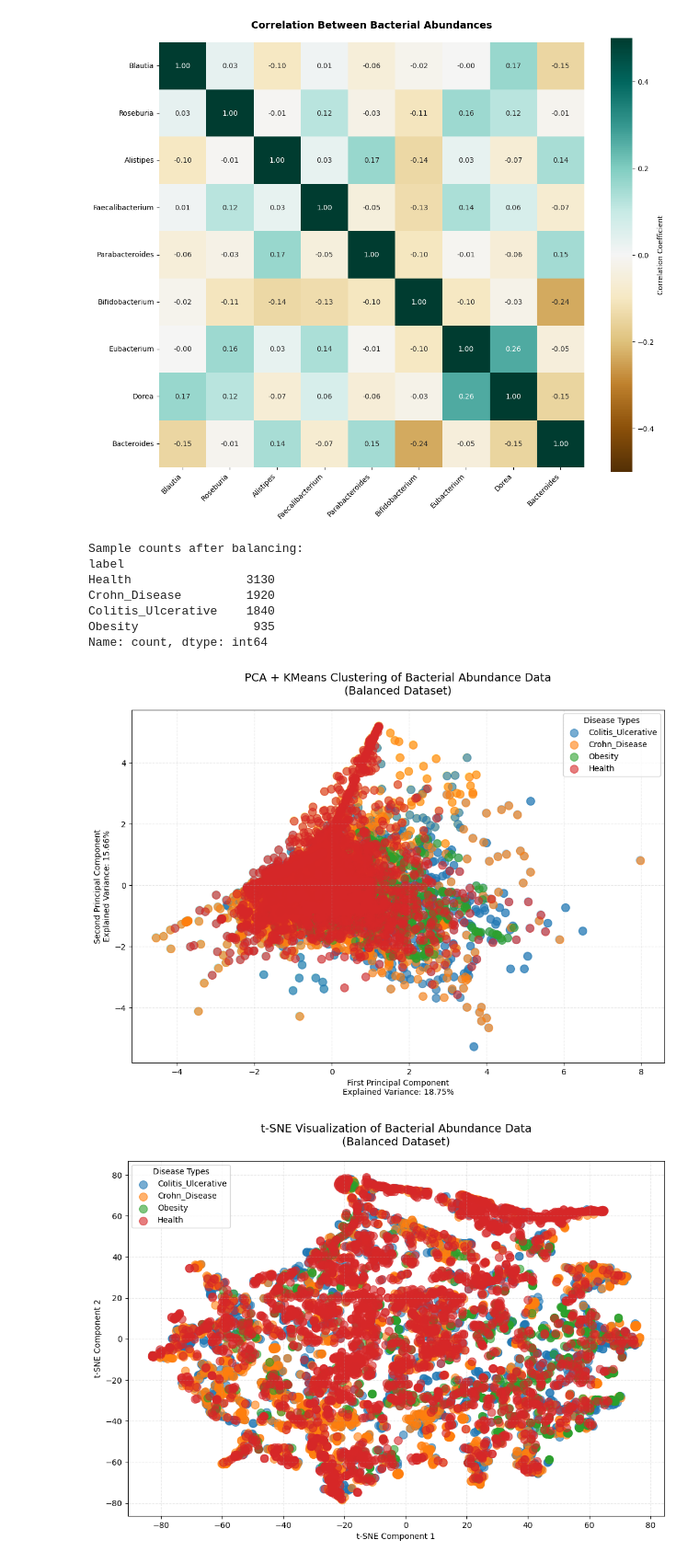
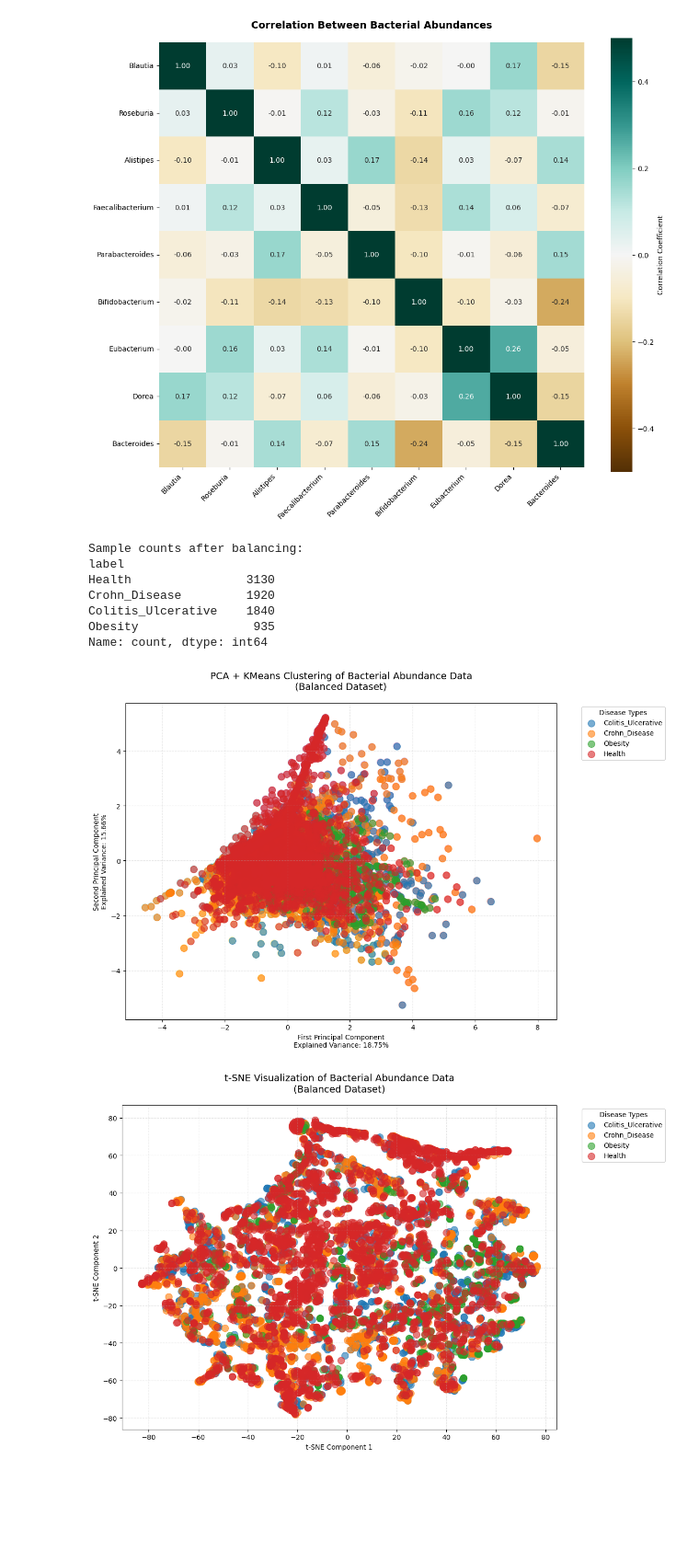
Before and after one commit to zhuzhiyang258/gut_net_project, a Jupyter notebook: notebooks/exploratory_data_analysis.ipynb, the cells around one changed output. Shown at 92% size. Saved outputs shown, nothing was run; the diff lists cells and outputs as text; code cells hidden in the pictures; blank space fills up the shorter version.

```diff
--- a/notebooks/exploratory_data_analysis.ipynb
+++ b/notebooks/exploratory_data_analysis.ipynb
@@ -183,11 +183,17 @@ plt.show()
 # %% [output]
 [figure]
 # %%
+
+# 导入必要的库
+from sklearn.cluster import KMeans
+from sklearn.preprocessing import StandardScaler
+from sklearn.decomposition import PCA
+from sklearn.manifold import TSNE
 # 计算非Health类别的平均样本数
 non_health_counts = combined_df[combined_df['label'] != 'Health']['label'].value_counts()
 avg_non_health = int(non_health_counts.mean() * 2)  # 取其他类别平均值的两倍
 
-# 获取Health样本
+# 获取Health样本和非Health样本
 health_samples = combined_df[combined_df['label'] == 'Health']
 non_health_samples = combined_df[combined_df['label'] != 'Health']
 
@@ -205,7 +211,6 @@ print(balanced_df['label'].value_counts())
 # 更新abundance_data
 abundance_data = balanced_df[abundance_columns]
 
-# 继续之前的分析...
 # 数据预处理
 X = abundance_data.values
 scaler = StandardScaler()
@@ -216,7 +221,7 @@ pca = PCA(n_components=2)
 X_pca = pca.fit_transform(X_scaled)
 
 # KMeans聚类
-kmeans = KMeans(n_clusters=4, random_state=42)
+kmeans = KMeans(n_clusters=5, random_state=42)  # 增加聚类数量到5
 clusters = kmeans.fit_predict(X_scaled)
 
 # 可视化PCA结果
@@ -232,12 +237,13 @@ plt.ylabel(f'Second Principal Component\nExplained Variance: {pca.explained_vari
 for disease in balanced_df['label'].unique():
     mask = balanced_df['label'] == disease
     plt.scatter(X_pca[mask, 0], X_pca[mask, 1], label=disease, alpha=0.6, s=100)
-plt.legend(title='Disease Types')
+plt.legend(title='Disease Types', bbox_to_anchor=(1.05, 1), loc='upper left')
 plt.grid(True, linestyle='--', alpha=0.3)
+plt.tight_layout()
 plt.show()
 
 # t-SNE可视化
-tsne = TSNE(n_components=2, random_state=42, perplexity=30)
+tsne = TSNE(n_components=2, random_state=42, perplexity=30, n_iter=1000)
 X_tsne = tsne.fit_transform(X_scaled)
 
 plt.figure(figsize=(12, 8))
@@ -249,35 +255,74 @@ plt.title('t-SNE Visualization of Bacterial Abundance Data\n(Balanced Dataset)',
           fontsize=14, pad=20)
 plt.xlabel('t-SNE Component 1')
 plt.ylabel('t-SNE Component 2')
-plt.legend(title='Disease Types')
+plt.legend(title='Disease Types', bbox_to_anchor=(1.05, 1), loc='upper left')
 plt.grid(True, linestyle='--', alpha=0.3)
+plt.tight_layout()
 plt.show()
 
 # 特征重要性分析
 pca_components = pd.DataFrame(
     pca.components_.T,
     columns=['PC1', 'PC2'],
     index=abundance_columns
 )
 
-plt.figure(figsize=(10, 6))
+plt.figure(figsize=(12, 8))
 sns.heatmap(pca_components, cmap='coolwarm', center=0,
             annot=True, fmt='.2f', cbar_kws={'label': 'Component Loading'})
 plt.title('PCA Components Loading\n(Feature Importance - Balanced Dataset)', pad=20)
 plt.tight_layout()
 plt.show()
 
 # 输出解释方差比例
 print("\nExplained variance ratio by principal components:")
 for i, ratio in enumerate(pca.explained_variance_ratio_):
     print(f"PC{i+1}: {ratio:.2%}")
+
+
+
+# 添加分类模型评估
+from sklearn.model_selection import train_test_split
+from sklearn.ensemble import RandomForestClassifier
+from sklearn.metrics import classification_report, confusion_matrix
+
+X_train, X_test, y_train, y_test = train_test_split(X_scaled, balanced_df['label'], test_size=0.2, random_state=42)
+
+rf_classifier = RandomForestClassifier(n_estimators=100, random_state=42)
+rf_classifier.fit(X_train, y_train)
+
+y_pred = rf_classifier.predict(X_test)
+
+print("\nRandom Forest Classification Report:")
+print(classification_report(y_test, y_pred))
+
+plt.figure(figsize=(10, 8))
+sns.heatmap(confusion_matrix(y_test, y_pred), annot=True, fmt='d', cmap='Blues')
+plt.title('Confusion Matrix - Random Forest Classifier')
+plt.xlabel('Predicted Label')
+plt.ylabel('True Label')
+plt.tight_layout()
+plt.show()
+
+# 特征重要性可视化
+feature_importance = pd.DataFrame({'feature': abundance_columns,
+                                   'importance': rf_classifier.feature_importances_})
+feature_importance = feature_importance.sort_values('importance', ascending=False)
+
+plt.figure(figsize=(12, 8))
+sns.barplot(x='importance', y='feature', data=feature_importance.head(15))
+plt.title('Top 15 Most Important Features - Random Forest Classifier')
+plt.xlabel('Feature Importance')
+plt.ylabel('Feature')
+plt.tight_layout()
+plt.show()
 # %% [output]
 Sample counts after balancing:
 label
 Health                3130
 Crohn_Disease         1920
 Colitis_Ulcerative    1840
 Obesity                935
 Name: count, dtype: int64
-[figure, old version]
+[figure, new version]
-[figure, old version]
+[figure, new version]
```
Also changed, not shown: parts of 1 cell of this notebook, 1 other file.
